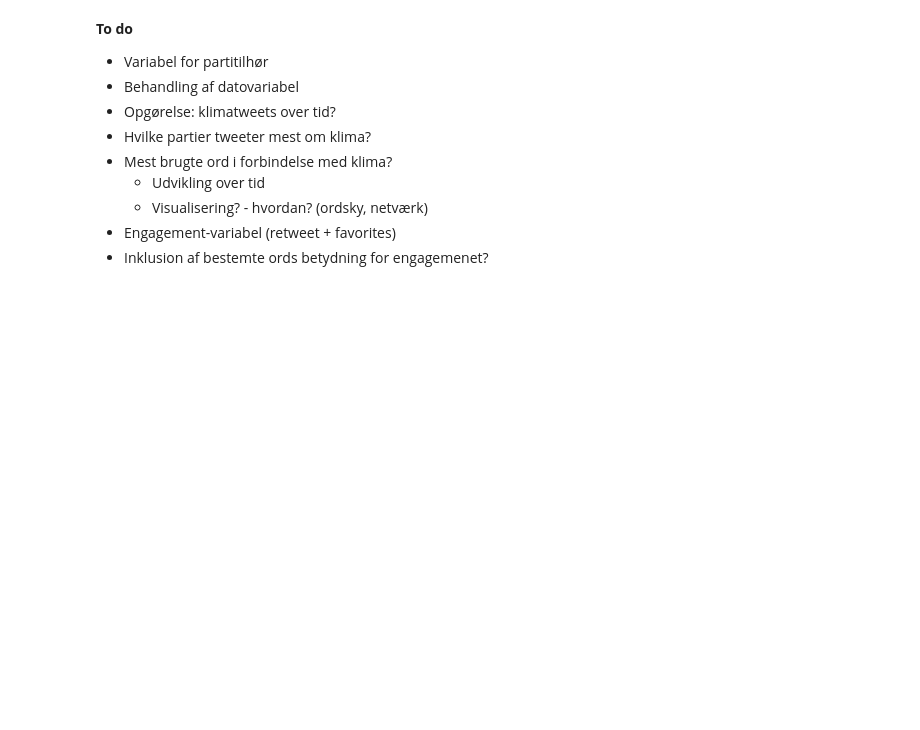
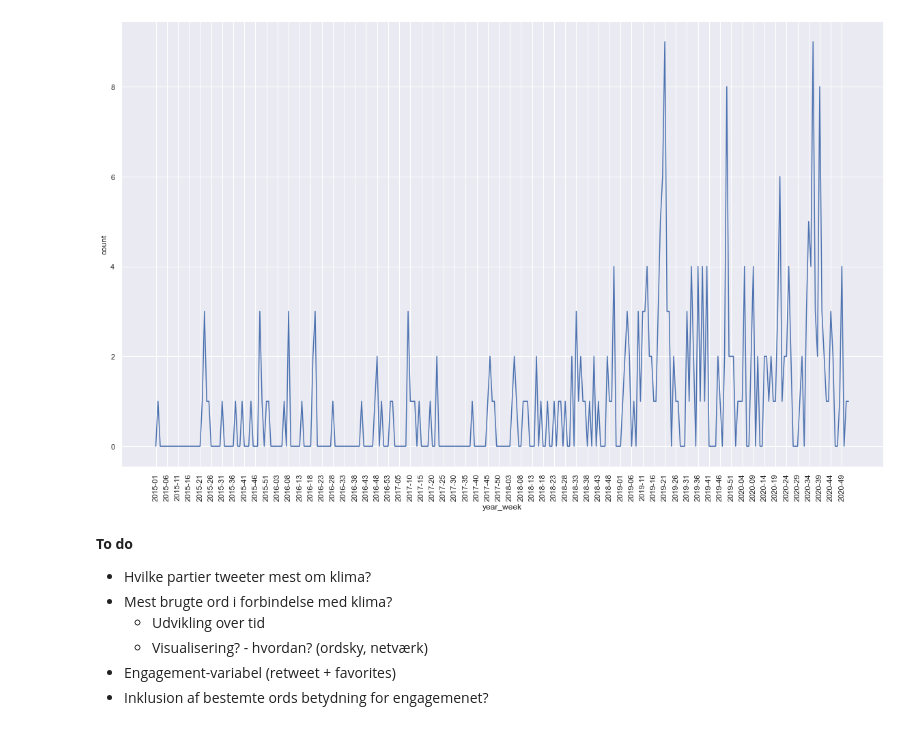
Before and after one commit to CALDISS-AAU/project_pol-media-use, a Jupyter notebook: notebooks/analyze/climate-talk.ipynb, the cells around one changed output. Cells and saved outputs as stored; diff of their text form; code cells hidden in the pictures; blank space fills up the shorter version.

```diff
--- a/notebooks/analyze/climate-talk.ipynb
+++ b/notebooks/analyze/climate-talk.ipynb
@@ -42,0 +51,4 @@ sample = data.loc[data['is_retweet'] == False,:].sample(n = 10000, random_state
+# %%
+# Politicians
+polparty = pd.read_csv(os.path.join(matpath, 'politicians_party.csv'))
+poldict = polparty.groupby('navn')['parti'].apply(list).to_dict()
@@ -43 +92,14 @@ sample = data.loc[data['is_retweet'] == False,:].sample(n = 10000, random_state
+# %%
+# Adding party variable
+
+users = list(data['user_name'].unique())
+
+userparty = pd.DataFrame({'username': pd.Series(users), 'party': pd.Series(users).apply(get_party)})
+userparty_dict = dict(zip(userparty['username'], userparty['party']))
+
+data['party'] = data['user_name'].copy().replace(userparty_dict)
+# %%
+# Formating date variable
+
+data['created_at'] = pd.to_datetime(data['created_at'], format = "%a %b %d %H:%M:%S %z %Y")
 # %%
@@ -89,10 +136,26 @@ def tokenizer_custom(text):
 df['tokens'] = df['full_text'].apply(tokenizer_custom)
+# %%
+# Tweets over time
+
+df2 = df.copy()
+df2_grouped = df2.groupby(pd.PeriodIndex(data=df['created_at'], freq='D'))
+results = df2_grouped.size().to_frame(name = 'count')
+idx = pd.period_range(min(results.index), max(results.index))
+results = results.reindex(idx, fill_value = 0)
+results['year_week'] = results.index.to_timestamp()
+results['year_week'] = results['year_week'].dt.year.astype(str) + "-" + results['year_week'].dt.isocalendar().week.astype(str).str.pad(width = 2, fillchar = '0')
+
+week_counts = results.loc[results['year_week'] > '2014-52'].groupby('year_week')['count'].sum().to_frame(name = 'count').reset_index()
+# %%
+sns.lineplot(data = week_counts, x = 'year_week', y = 'count')
+locs, labels = plt.xticks()
+plt.xticks(ticks = locs[::5], rotation = 90)
+plt.show()
+# %% [output]
+[figure, added]
 # %% [markdown]
 **To do**
 
-- Variabel for partitilhør
-- Behandling af datovariabel
-- Opgørelse: klimatweets over tid?
 - Hvilke partier tweeter mest om klima?
 - Mest brugte ord i forbindelse med klima?
     - Udvikling over tid
```
Also changed, not shown: parts of 11 cells of this notebook, 3 other files.
